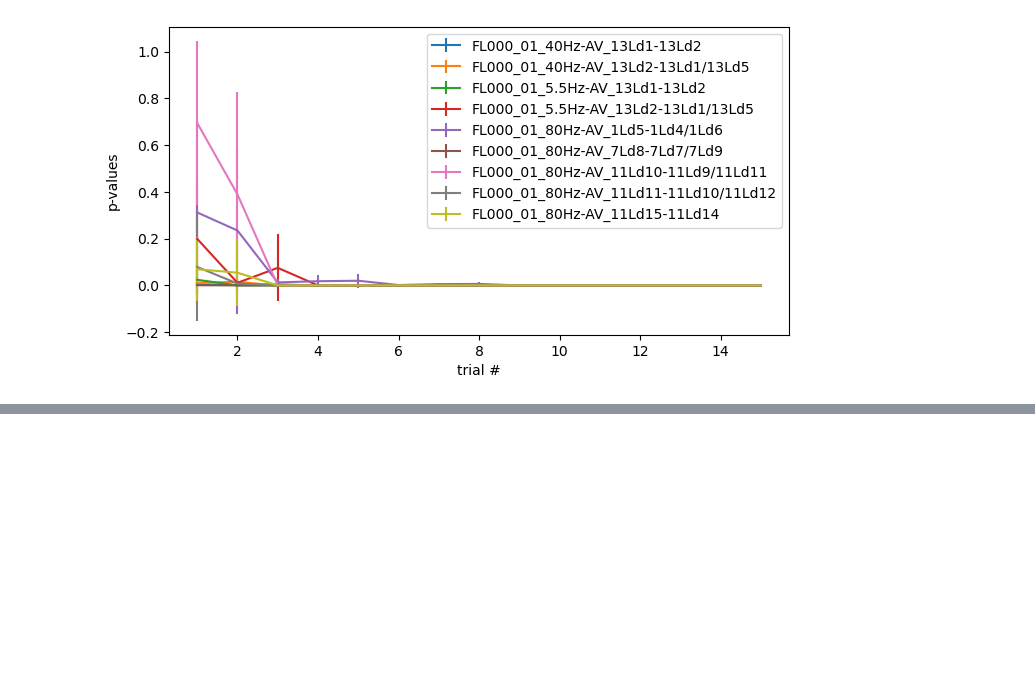
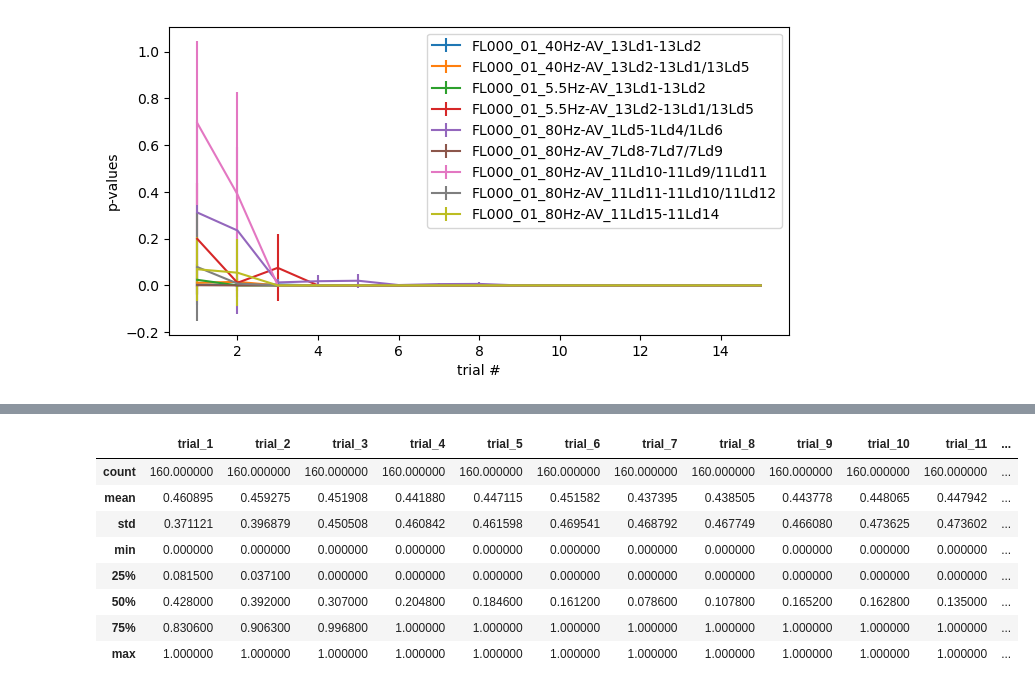
Before and after one commit to Simurgh818/NumTrials_NeededPer_FreqChoice, a Jupyter notebook: NumTrialsPerFreq.ipynb, the cells around one changed output, grey strips where cells are left out. Saved outputs shown, nothing was run; the diff lists cells and outputs as text; code cells hidden in the pictures; blank space fills up the shorter version.

```diff
--- a/NumTrialsPerFreq.ipynb
+++ b/NumTrialsPerFreq.ipynb
@@ -128,0 +202,12 @@ plt.legend(channels);
+# %%
+means_df_all.describe()
+# %% [output]
+|  | trial_1 | trial_2 | trial_3 | trial_4 | trial_5 | trial_6 | trial_7 | trial_8 | trial_9 | trial_10 | trial_11 | ... |
+| count | 160.000000 | 160.000000 | 160.000000 | 160.000000 | 160.000000 | 160.000000 | 160.000000 | 160.000000 | 160.000000 | 160.000000 | 160.000000 | ... |
+| mean | 0.460895 | 0.459275 | 0.451908 | 0.441880 | 0.447115 | 0.451582 | 0.437395 | 0.438505 | 0.443778 | 0.448065 | 0.447942 | ... |
+| std | 0.371121 | 0.396879 | 0.450508 | 0.460842 | 0.461598 | 0.469541 | 0.468792 | 0.467749 | 0.466080 | 0.473625 | 0.473602 | ... |
+| min | 0.000000 | 0.000000 | 0.000000 | 0.000000 | 0.000000 | 0.000000 | 0.000000 | 0.000000 | 0.000000 | 0.000000 | 0.000000 | ... |
+| 25% | 0.081500 | 0.037100 | 0.000000 | 0.000000 | 0.000000 | 0.000000 | 0.000000 | 0.000000 | 0.000000 | 0.000000 | 0.000000 | ... |
+| 50% | 0.428000 | 0.392000 | 0.307000 | 0.204800 | 0.184600 | 0.161200 | 0.078600 | 0.107800 | 0.165200 | 0.162800 | 0.135000 | ... |
+| 75% | 0.830600 | 0.906300 | 0.996800 | 1.000000 | 1.000000 | 1.000000 | 1.000000 | 1.000000 | 1.000000 | 1.000000 | 1.000000 | ... |
+| max | 1.000000 | 1.000000 | 1.000000 | 1.000000 | 1.000000 | 1.000000 | 1.000000 | 1.000000 | 1.000000 | 1.000000 | 1.000000 | ... |
```
Also changed, not shown: parts of 8 cells of this notebook.
